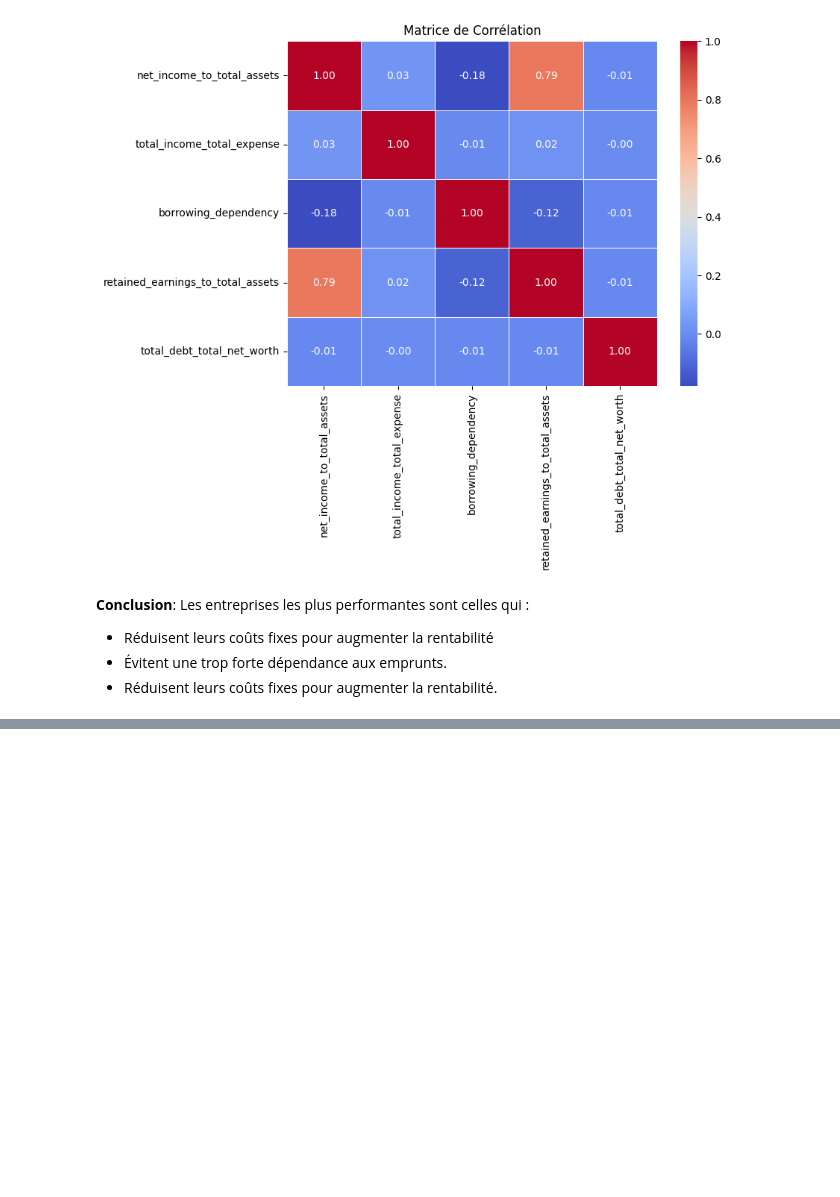
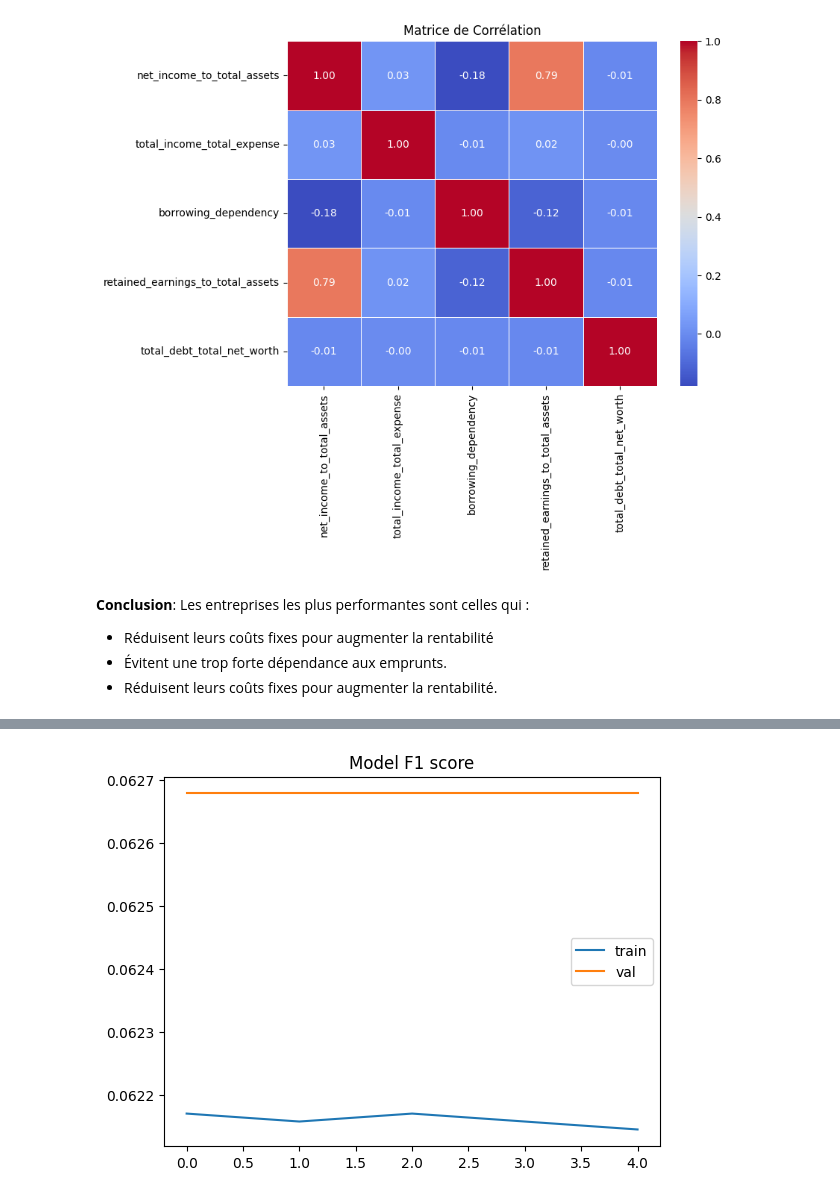
Before and after one commit to vianelk/ai_financial_track, a Jupyter notebook: AI_detect_financial_bankrupt.ipynb, the cells around one changed output, grey strips where cells are left out. Cells and saved outputs as stored; diff of their text form; code cells hidden in the pictures; blank space fills up the shorter version.

```diff
--- a/AI_detect_financial_bankrupt.ipynb
+++ b/AI_detect_financial_bankrupt.ipynb
@@ -241,0 +448,4 @@ plt.show()
+# %%
+plot_metric_and_val_metric(history.history, "f1_score")
+# %% [output]
+[figure, added]
```
Also changed, not shown: parts of 39 cells of this notebook.
